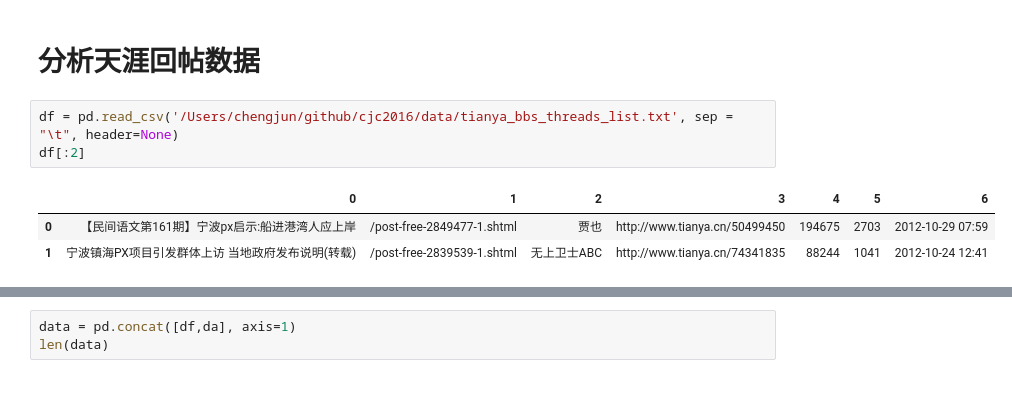
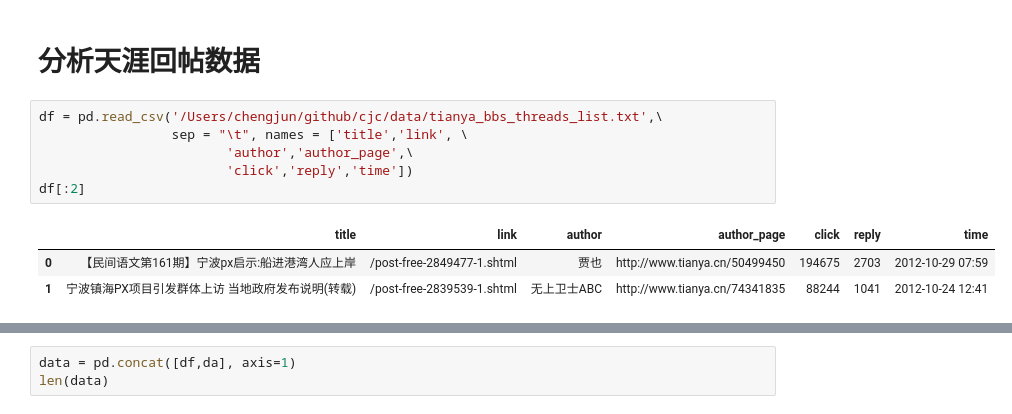
Before and after one commit to SocratesClub/cjc, a Jupyter notebook: code/08.analyzing_tianya_thread_network.ipynb, the cells around one changed output, grey strips where cells are left out. Drawn from its saved outputs; the diff is of its cells as text.

```diff
--- a/code/08.analyzing_tianya_thread_network.ipynb
+++ b/code/08.analyzing_tianya_thread_network.ipynb
@@ -220,10 +242,13 @@ See the caveats in the documentation: http://pandas.pydata.org/pandas-docs/stabl
 # %% [markdown]
 # 分析天涯回帖数据
 # %%
-df = pd.read_csv('/Users/chengjun/github/cjc2016/data/tianya_bbs_threads_list.txt', sep = "\t", header=None)
+df = pd.read_csv('/Users/chengjun/github/cjc/data/tianya_bbs_threads_list.txt',\
+                 sep = "\t", names = ['title','link', \
+                        'author','author_page',\
+                        'click','reply','time'])
 df[:2]
 # %% [output]
-|  | 0 | 1 | 2 | 3 | 4 | 5 | 6 |
+|  | title | link | author | author_page | click | reply | time |
 | 0 | 【民间语文第161期】宁波px启示:船进港湾人应上岸 | /post-free-2849477-1.shtml | 贾也 | http://www.tianya.cn/50499450 | 194675 | 2703 | 2012-10-29 07:59 |
 | 1 | 宁波镇海PX项目引发群体上访 当地政府发布说明(转载) | /post-free-2839539-1.shtml | 无上卫士ABC | http://www.tianya.cn/74341835 | 88244 | 1041 | 2012-10-24 12:41 |
 # %%
```
Also changed, not shown: parts of 24 cells of this notebook, 1 other file.
